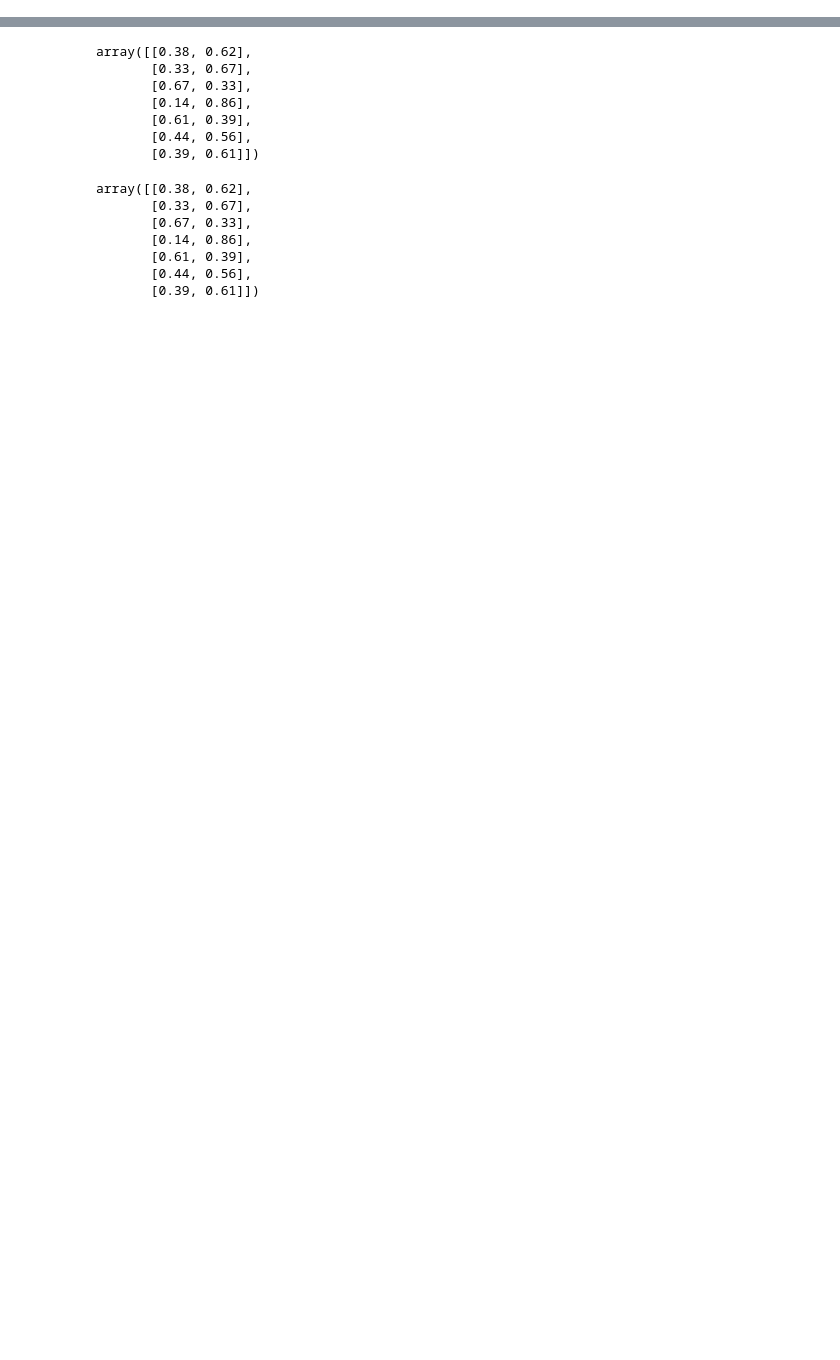
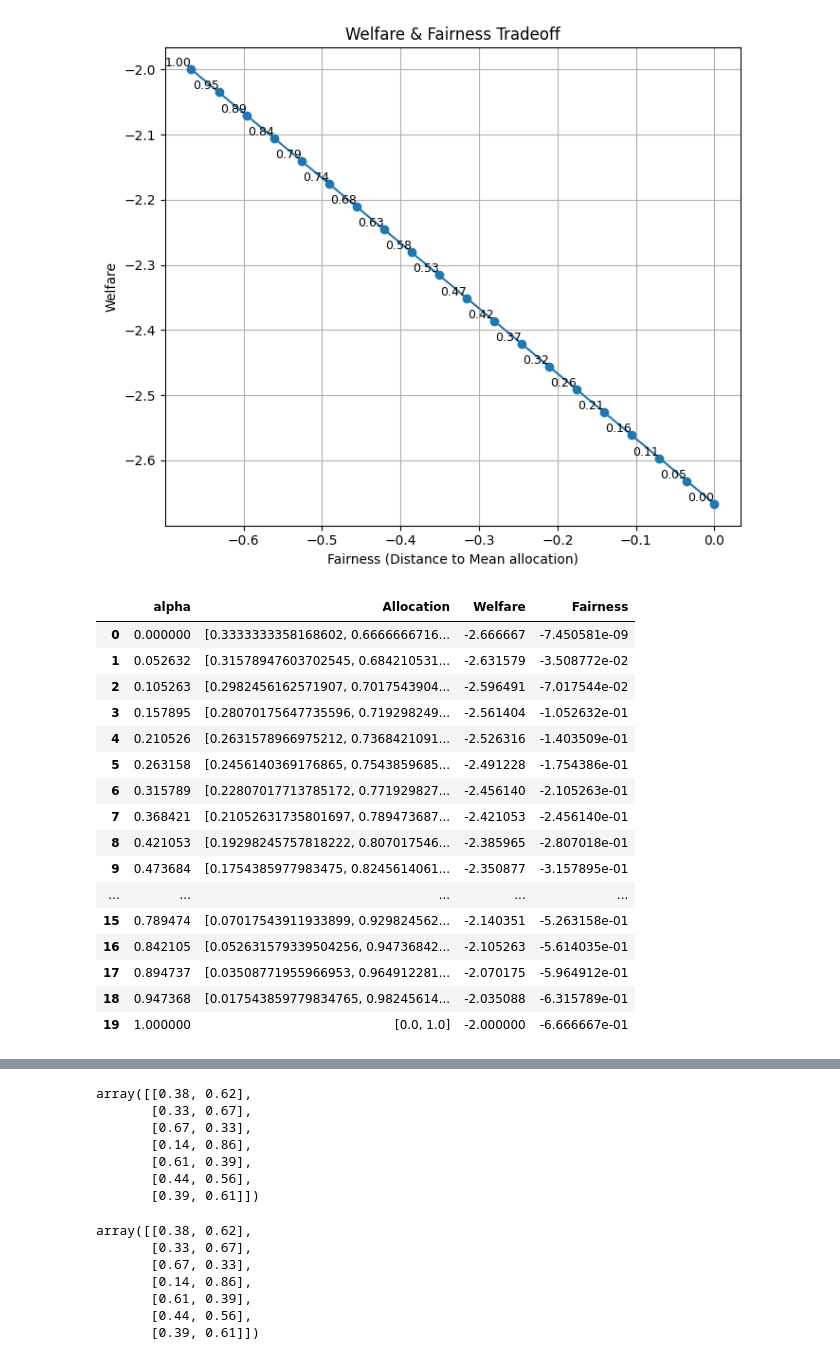
Before and after one commit to tanhl30/FYP, a Jupyter notebook: main2.ipynb, the cells around one changed output, grey strips where cells are left out. Cells and saved outputs as stored; diff of their text form; code cells hidden in the pictures; blank space fills up the shorter version.

```diff
--- a/main2.ipynb
+++ b/main2.ipynb
@@ -4,4 +4,26 @@ import numpy as np
 import fyp_functions as fyp
 import matplotlib.pyplot as plt
 import itertools
+# %%
+p = np.array(	[[0.0, 1.0], [0.0, 1.0], [1.0, 0.0]]	)
+fyp.plot_tradeoff_with_alpha(p,20,True)
+# %% [output]
+[figure, added]
+|  | alpha | Allocation | Welfare | Fairness |
+| 0 | 0.000000 | [0.3333333358168602, 0.6666666716... | -2.666667 | -7.450581e-09 |
+| 1 | 0.052632 | [0.31578947603702545, 0.684210531... | -2.631579 | -3.508772e-02 |
+| 2 | 0.105263 | [0.2982456162571907, 0.7017543904... | -2.596491 | -7.017544e-02 |
+| 3 | 0.157895 | [0.28070175647735596, 0.719298249... | -2.561404 | -1.052632e-01 |
+| 4 | 0.210526 | [0.2631578966975212, 0.7368421091... | -2.526316 | -1.403509e-01 |
+| 5 | 0.263158 | [0.2456140369176865, 0.7543859685... | -2.491228 | -1.754386e-01 |
+| 6 | 0.315789 | [0.22807017713785172, 0.771929827... | -2.456140 | -2.105263e-01 |
+| 7 | 0.368421 | [0.21052631735801697, 0.789473687... | -2.421053 | -2.456140e-01 |
+| 8 | 0.421053 | [0.19298245757818222, 0.807017546... | -2.385965 | -2.807018e-01 |
+| 9 | 0.473684 | [0.1754385977983475, 0.8245614061... | -2.350877 | -3.157895e-01 |
+| ... | ... | ... | ... | ... |
+| 15 | 0.789474 | [0.07017543911933899, 0.929824562... | -2.140351 | -5.263158e-01 |
+| 16 | 0.842105 | [0.052631579339504256, 0.94736842... | -2.105263 | -5.614035e-01 |
+| 17 | 0.894737 | [0.03508771955966953, 0.964912281... | -2.070175 | -5.964912e-01 |
+| 18 | 0.947368 | [0.017543859779834765, 0.98245614... | -2.035088 | -6.315789e-01 |
+| 19 | 1.000000 | [0.0, 1.0] | -2.000000 | -6.666667e-01 |
 # %%
```
Also changed, not shown: parts of 3 cells of this notebook, 3 other files.
